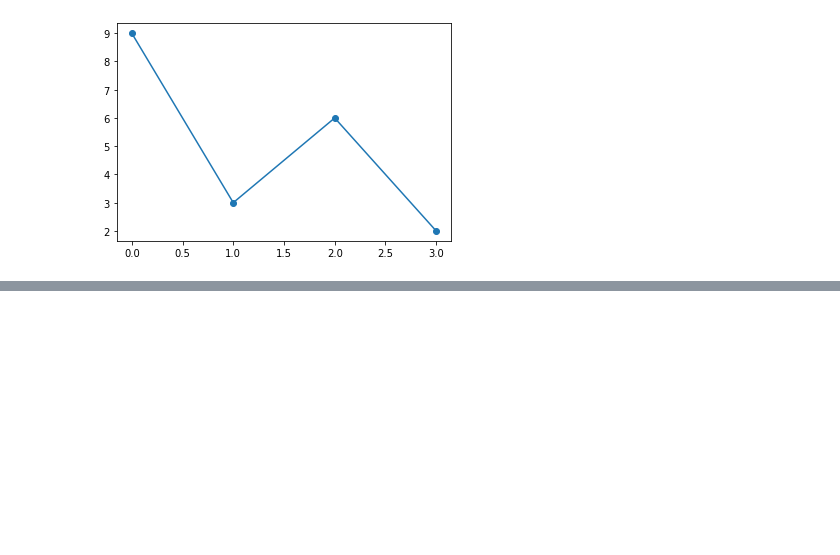
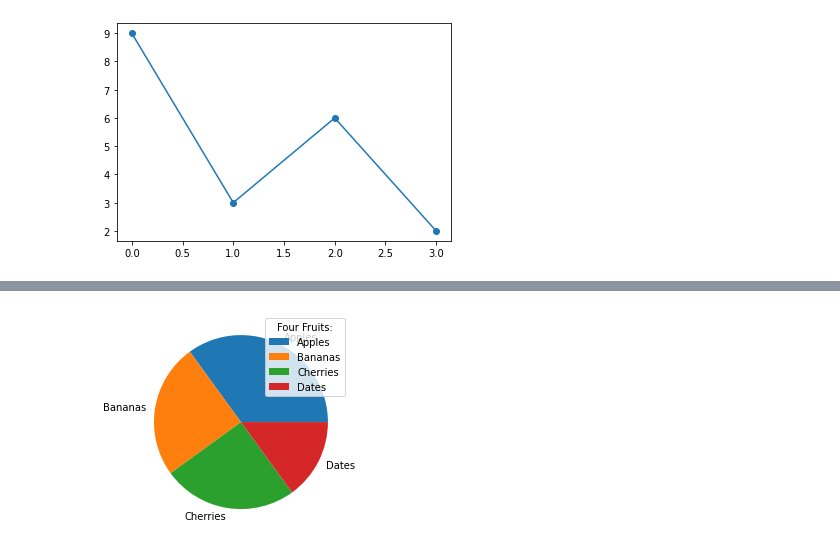
Before and after one commit to Vasishta218/python0081, a Jupyter notebook: bar_graph.ipynb, the cells around one changed output, grey strips where cells are left out. Saved outputs shown, nothing was run; the diff lists cells and outputs as text; code cells hidden in the pictures; blank space fills up the shorter version.

```diff
--- a/bar_graph.ipynb
+++ b/bar_graph.ipynb
@@ -202,0 +63,13 @@ plt.show()
+# %%
+#piechart 8
+import matplotlib.pyplot as plt
+import numpy as np
+
+y = np.array([35, 25, 25, 15])
+mylabels = ["Apples", "Bananas", "Cherries", "Dates"]
+
+plt.pie(y, labels = mylabels)
+plt.legend(title = "Four Fruits:")
+plt.show()
+# %% [output]
+[figure, added]
```
Also changed, not shown: parts of 70 cells of this notebook.
